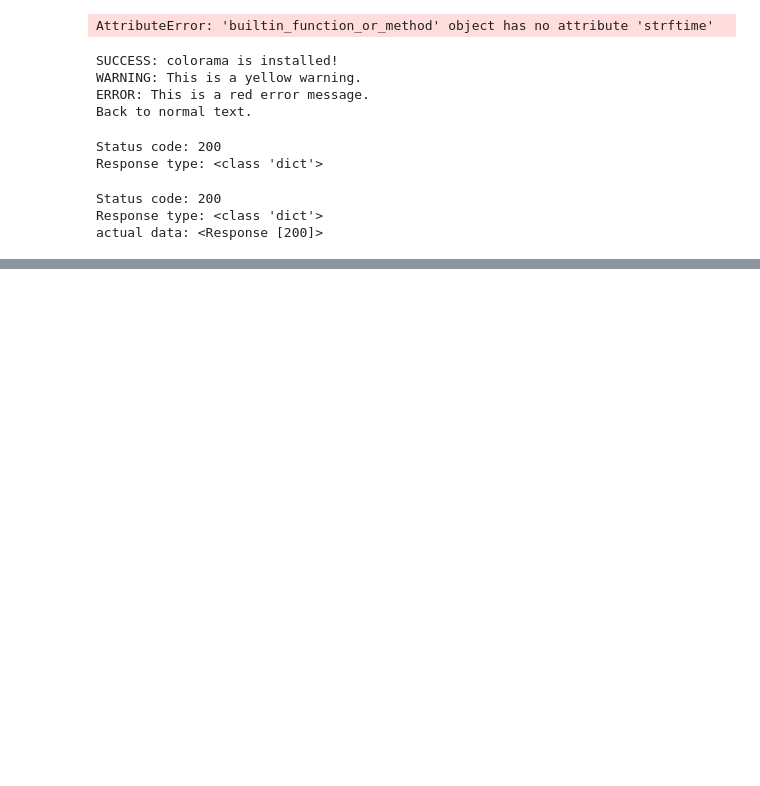
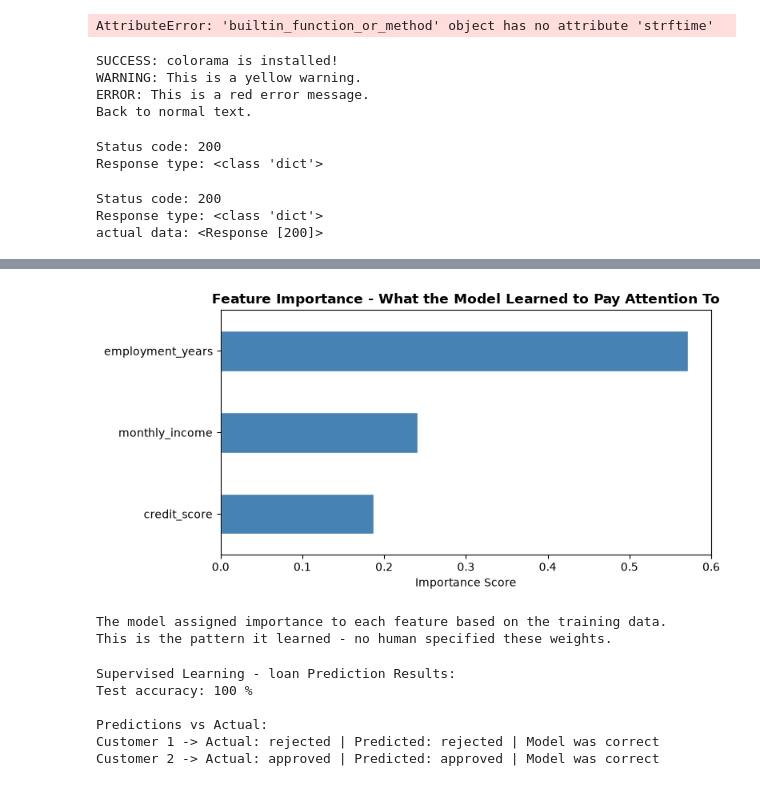
Before and after one commit to phateogh/python-intro, a Jupyter notebook: practice.ipynb, the cells around one changed output, grey strips where cells are left out. Cells and saved outputs as stored; diff of their text form; code cells hidden in the pictures; blank space fills up the shorter version.

```diff
--- a/practice.ipynb
+++ b/practice.ipynb
@@ -862,0 +913,16 @@ IndentationError: unexpected indent (1184779353.py, line 9)
+# %%
+#split: 80% for training, 20% for testing
+X_train, X_test, y_train, y_test = train_test_split(
+    X, y, test_size=0.1, random_state=42
+)
+print(f'Training set:   {len(X_train)} applicant')
+print(f'Test set: {len(X_test)} applicants')
+print()
+
+#train the ML model - it learn the rulse from training data
+model = DecisionTreeClassifier(random_state=42)
+
+model.fit(X_train, y_train)
+
+print('model trained. it has now seen', len(X_train), 'examples.')
+print('It learned patterns - no rules were written by hand.')
@@ -862,0 +991,60 @@ IndentationError: unexpected indent (1184779353.py, line 9)
+# %%
+import matplotlib.pyplot as plt
+
+# Feature importance - which feature mattered most to the model?
+importance = pd.Series(
+    model.feature_importances_,
+    index=['monthly_income', 'credit_score', 'employment_years']
+).sort_values(ascending=True)
+
+fig, ax = plt.subplots(figsize=(8, 4))
+importance.plot(kind='barh', ax=ax, color='steelblue', edgecolor='white')
+ax.set_title('Feature Importance - What the Model Learned to Pay Attention To',
+             fontsize=12, fontweight='bold')
+ax.set_xlabel('Importance Score')
+plt.tight_layout()
+plt.show()
+
+print('The model assigned importance to each feature based on the training data.')
+print('This is the pattern it learned - no human specified these weights.')
+# %% [output]
+[figure, added]
+The model assigned importance to each feature based on the training data.
+This is the pattern it learned - no human specified these weights.
+# %%
+print('Supervised Learning - loan Prediction Results:')
+print('Test accuracy:', round(accuracy * 100), '%')
+print()
+print('Predictions vs Actual:')
+
+# Turn y_test into a normal list so we can count through it with a number
+actual_list = list(y_test)
+
+# Go through each customer one at a time, using a simple counter (i)
+for i in range(len(actual_list)):
+    actual_value = actual_list[i]
+    predicted_value = y_pred[i]
+
+    if actual_value == 1:
+        actual_text = 'approved'
+    else:
+        actual_text = 'rejected'
+
+    if predicted_value == 1:
+        predicted_text = 'approved'
+    else:
+        predicted_text = 'rejected'
+
+    if actual_value == predicted_value:
+        result = 'correct'
+    else:
+        result = 'wrong'
+
+    print('Customer', i + 1, '-> Actual:', actual_text, '| Predicted:', predicted_text, '| Model was', result)
+# %% [output]
+Supervised Learning - loan Prediction Results:
+Test accuracy: 100 %
+
+Predictions vs Actual:
+Customer 1 -> Actual: rejected | Predicted: rejected | Model was correct
+Customer 2 -> Actual: approved | Predicted: approved | Model was correct
```
Also changed, not shown: parts of 7 cells of this notebook, 4 other files.
